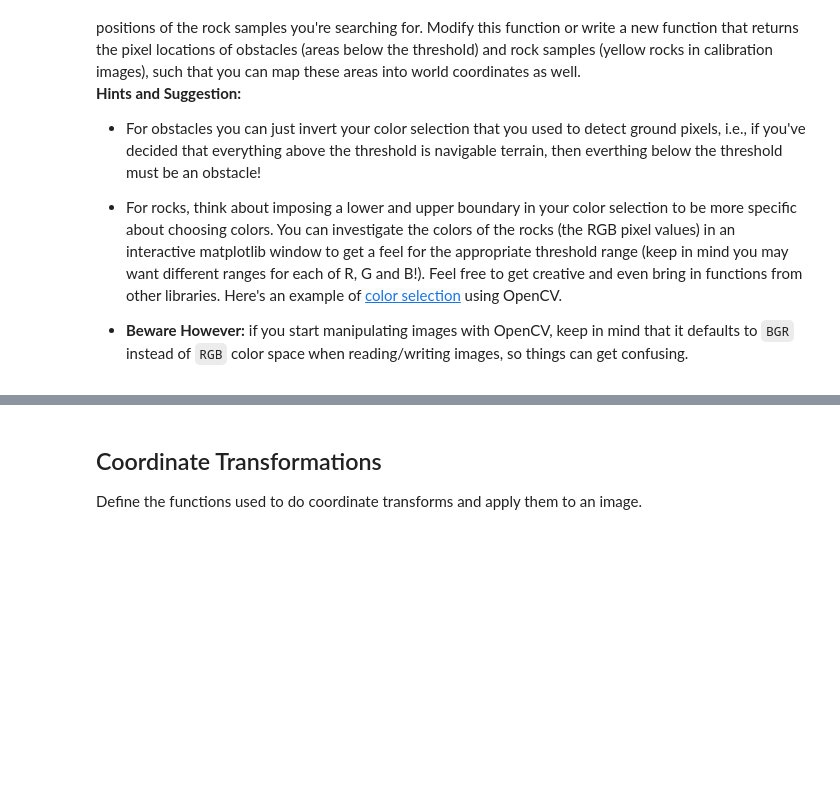
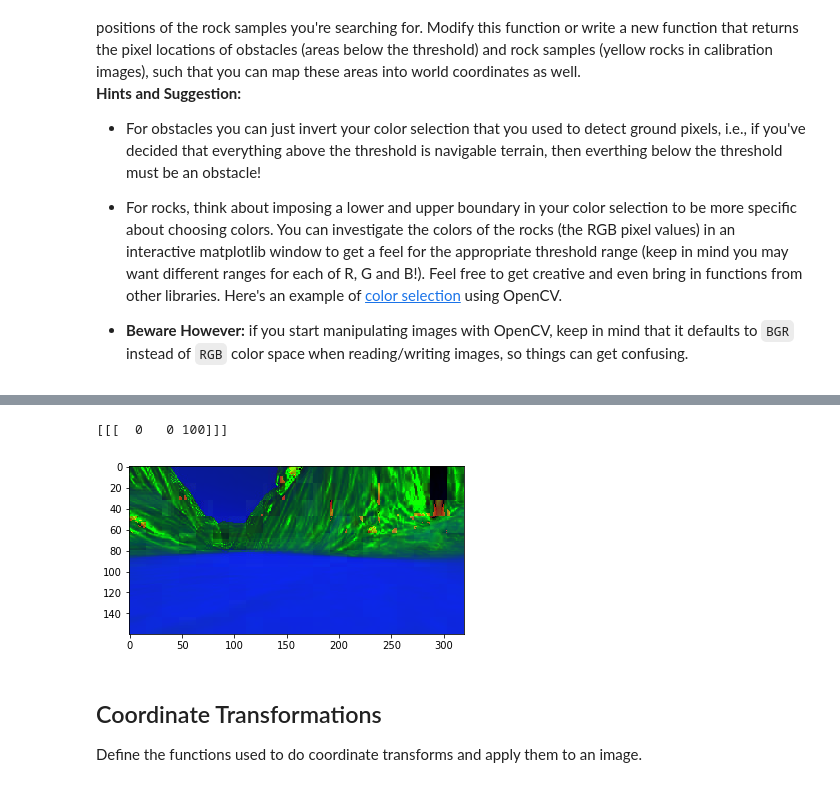
Before and after one commit to flores-jacob/RoboND-Rover-Project, a Jupyter notebook: code/Rover_Project_Test_Notebook.ipynb, the cells around one changed output, grey strips where cells are left out. Cells and saved outputs as stored; diff of their text form; code cells hidden in the pictures; blank space fills up the shorter version.

```diff
--- a/code/Rover_Project_Test_Notebook.ipynb
+++ b/code/Rover_Project_Test_Notebook.ipynb
@@ -678,3 +678,61 @@ DEBUG:PIL.Image:Error closing: 'NoneType' object has no attribute 'close'
+# %%
+# Take each frame
+invisible_stones = cv2.imread('../../Rover_recordings/challenging_obstacles/invisible_stones.jpg')
+
+
+converted = cv2.cvtColor(no_left_wall, cv2.COLOR_RGB2HSV)
+# Convert BGR to HSV
+# hsv = cv2.cvtColor(invisible_stones, cv2.COLOR_BGR2HSV)
+
+lower_blue = np.array([0,0,0])
+upper_blue = np.array([50,50,50])
+
+myimage = color_thresh_range(converted, lower_blue, upper_blue)
+
+plt.imshow(converted)
+# plt.imshow(myimage)
+# # define range of blue color in HSV
+
+green = np.uint8([[[100,100,100 ]]])
+hsv_green = cv2.cvtColor(green,cv2.COLOR_RGB2HSV)
+print (hsv_green)
+# mask = cv2.inRange(hsv, lower_blue, upper_blue)
+
+# # Bitwise-AND mask and original image
+# res = cv2.bitwise_and(hsv,hsv, mask= mask)
+
+# histo = cv2.calcHist(hsv, [3], None, [256], [0,256])
+
+# # plt.imshow(myimage)
+# # plt.imshow(mask)
+# # plt.imshow(res)
+# fig = plt.figure(figsize=(12,9))
+# plt.subplot(221)
+# # plt.ylim(0, 256)
+# # plt.xlim(0, 256)
+# plt.imshow(hsv)
+
+# # img = cv2.imread('home.jpg',0)
+
+#  # create a mask
+# mask = np.zeros(invisible_stones.shape[:2], np.uint8)
+# mask[100:300, 100:400] = 255
+# masked_img = cv2.bitwise_and(light_rocks,light_rocks,mask = mask)
+#     # Calculate histogram with mask and without mask
+#      # Check third argument for mask
+# hist_full = cv2.calcHist([invisible_stones],[1],None,[256],[0,256])
+# # hist_mask = cv2.calcHist([invisible_stones],[0],mask,[256],[0,256])
+
+# plt.subplot(221), plt.imshow(light_rocks)
+# plt.subplot(222), plt.imshow(mask,'gray')
+# plt.subplot(223), plt.imshow(masked_img, 'gray')
+# plt.subplot(224), plt.plot(hist_full), plt.plot(hist_mask)
+# plt.xlim([0,256])
+
+# plt.show()
+# %% [output]
+[[[  0   0 100]]]
+[figure, added]
 # %% [markdown]
 ## Coordinate Transformations
 Define the functions used to do coordinate transforms and apply them to an image.
```
Also changed, not shown: parts of 6 cells of this notebook, 1 other file.
